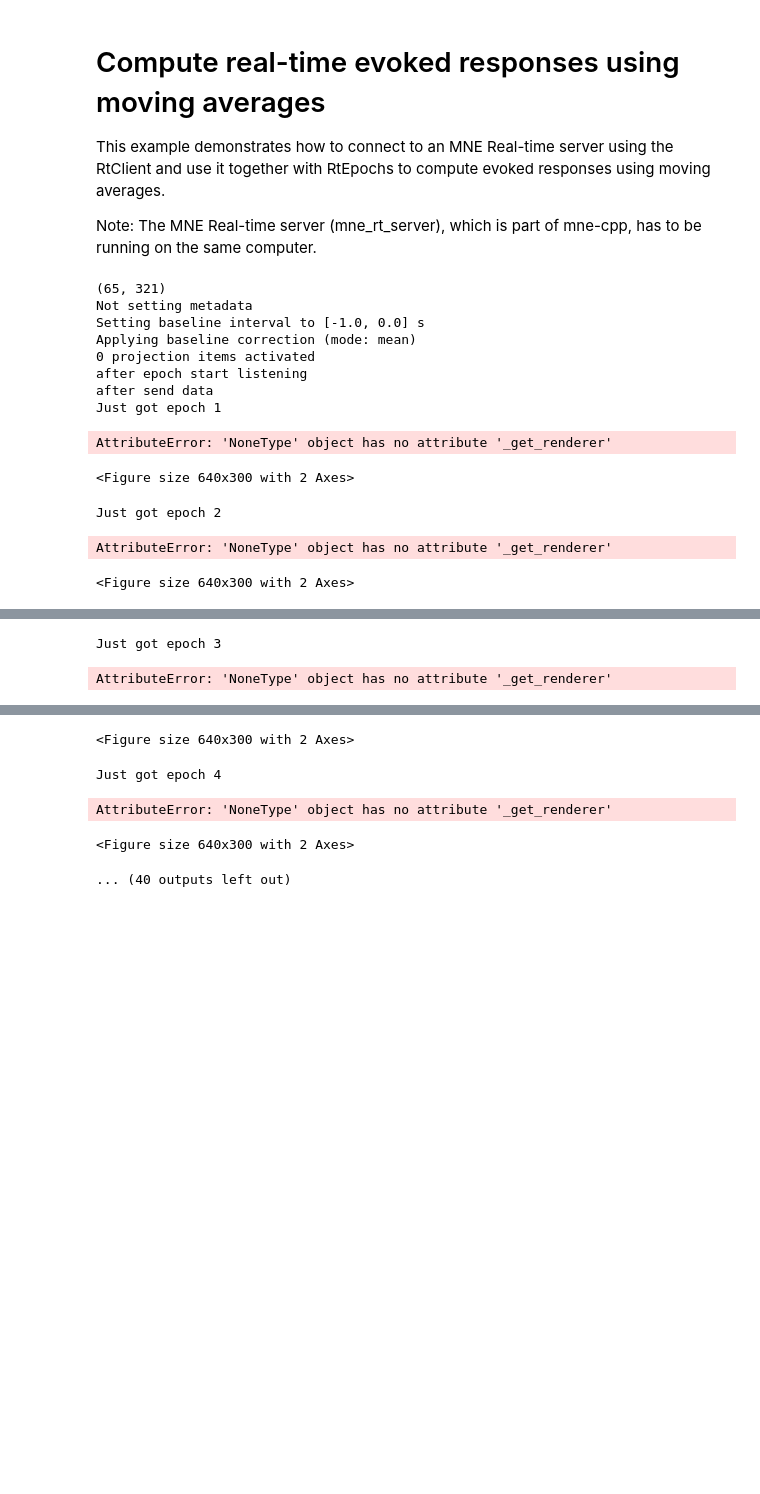
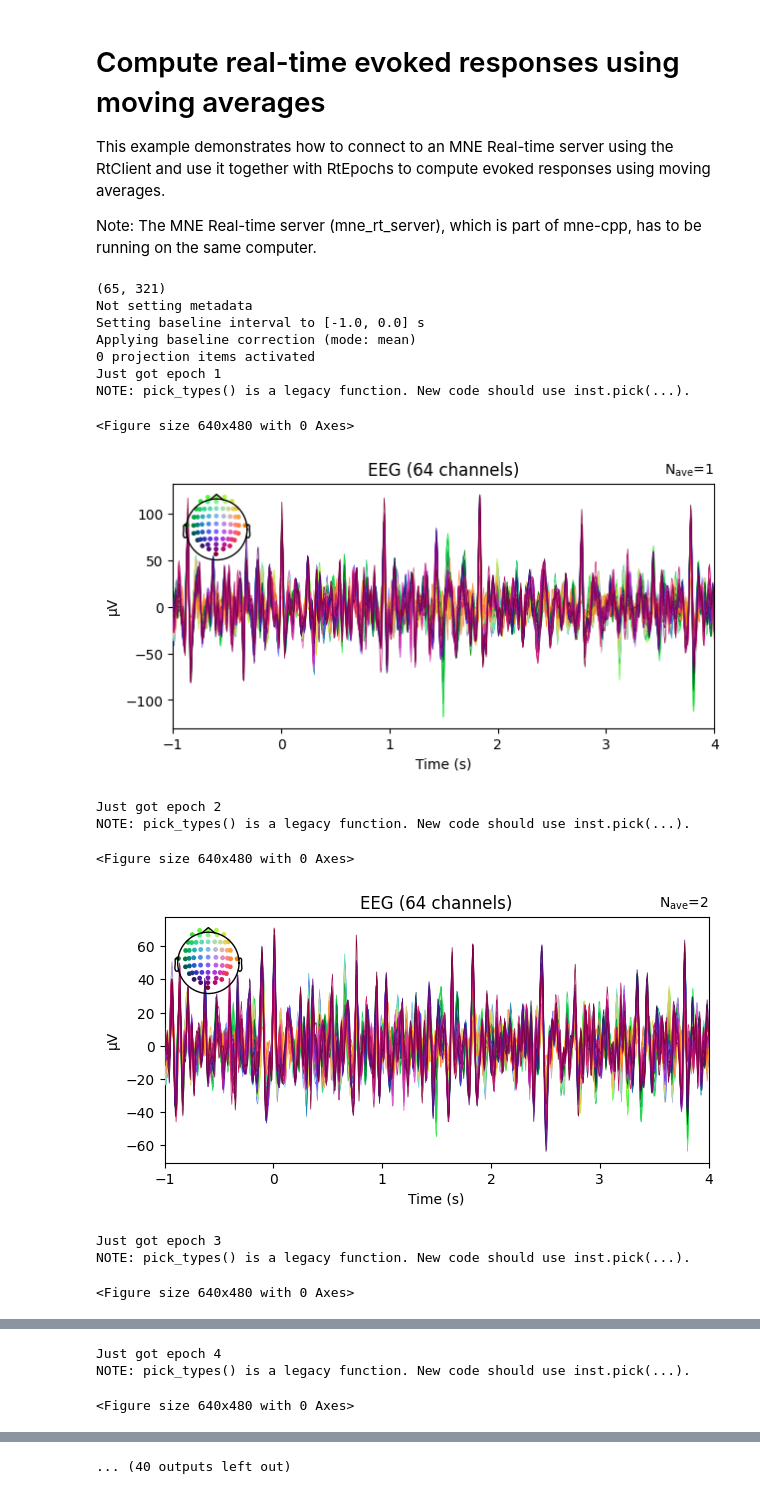
Before and after one commit to MauroAbidalCarrer/EEG-MI-classification, a Jupyter notebook: plot_compute_rt_average.ipynb, the cells around one changed output, grey strips where cells are left out. Saved outputs shown, nothing was run; the diff lists cells and outputs as text; code cells hidden in the pictures; blank space fills up the shorter version.

```diff
--- a/plot_compute_rt_average.ipynb
+++ b/plot_compute_rt_average.ipynb
@@ -70,46 +70,49 @@ rt_client = MockRtClient(raw, verbose=True)
 print(rt_client.get_event_data(1, 0, 2).shape)
 
 
 picks = pick_types(raw.info, eeg=True, stim=True)                          # -Specify that we only want to listen to the EEG channels, the other channels are set to False by default.
-
+plt.plot([1, 2, 3, 4])
 
 set_log_level(verbose=True)
 # create the real-time epochs object
 rt_epochs = RtEpochs(
     rt_client,
     event_id=[0, 1],
     tmin=-1.0,
     tmax=4.0,
     picks=picks,
     decim=1
     )
 
 # # start the acquisition
 rt_epochs.start()
 # # send raw buffers
 rt_client.send_data(rt_epochs, picks, tmin=0, tmax=150, buffer_size=1000)
 for ii, ev in enumerate(rt_epochs.iter_evoked()):
     print("Just got epoch %d" % (ii + 1))
-    ev.plot(picks,)
-    # ev.pick_types(meg=True, eog=False)  # leave out the eog channel
-    # if ii == 0:
-    #     evoked = ev
-    # else:
-    #     evoked = mne.combine_evoked([evoked, ev], weights='nave')
-    # plt.clf()  # clear canvas
-    # evoked.plot(axes=plt.gca(), time_unit='s')  # plot on current figure
+    # ev.plot(picks)
+    ev.pick_types(eeg=True, stim=True)
+    if ii == 0:
+        evoked = ev
+    else:
+        evoked = mne.combine_evoked([evoked, ev], weights='nave')
+    plt.clf()  # clear canvas
+    evoked.plot()  # plot on current figure
     # plt.pause(0.05)
 # %% [output]
 (65, 321)
 Not setting metadata
 Setting baseline interval to [-1.0, 0.0] s
 Applying baseline correction (mode: mean)
 0 projection items activated
-after epoch start listening
-after send data
 Just got epoch 1
+NOTE: pick_types() is a legacy function. New code should use inst.pick(...).
-AttributeError: 'NoneType' object has no attribute '_get_renderer'
+<Figure size 640x480 with 0 Axes>
+[figure, added]
-<Figure size 640x300 with 2 Axes>
+Just got epoch 2
+NOTE: pick_types() is a legacy function. New code should use inst.pick(...).
-Just got epoch 2
+<Figure size 640x480 with 0 Axes>
+[figure, added]
-AttributeError: 'NoneType' object has no attribute '_get_renderer'
+Just got epoch 3
+NOTE: pick_types() is a legacy function. New code should use inst.pick(...).
-<Figure size 640x300 with 2 Axes>
+<Figure size 640x480 with 0 Axes>
@@ -116,2 +120,3 @@ AttributeError: 'NoneType' object has no attribute '_get_renderer'
-Just got epoch 3
+Just got epoch 4
+NOTE: pick_types() is a legacy function. New code should use inst.pick(...).
-AttributeError: 'NoneType' object has no attribute '_get_renderer'
+<Figure size 640x480 with 0 Axes>
@@ -118,5 +124 @@ AttributeError: 'NoneType' object has no attribute '_get_renderer'
-<Figure size 640x300 with 2 Axes>
+... (40 outputs left out)
-Just got epoch 4
-AttributeError: 'NoneType' object has no attribute '_get_renderer'
-<Figure size 640x300 with 2 Axes>
-... (40 outputs left out)
```
Also changed, not shown: parts of 1 cell of this notebook, 2 other files.
